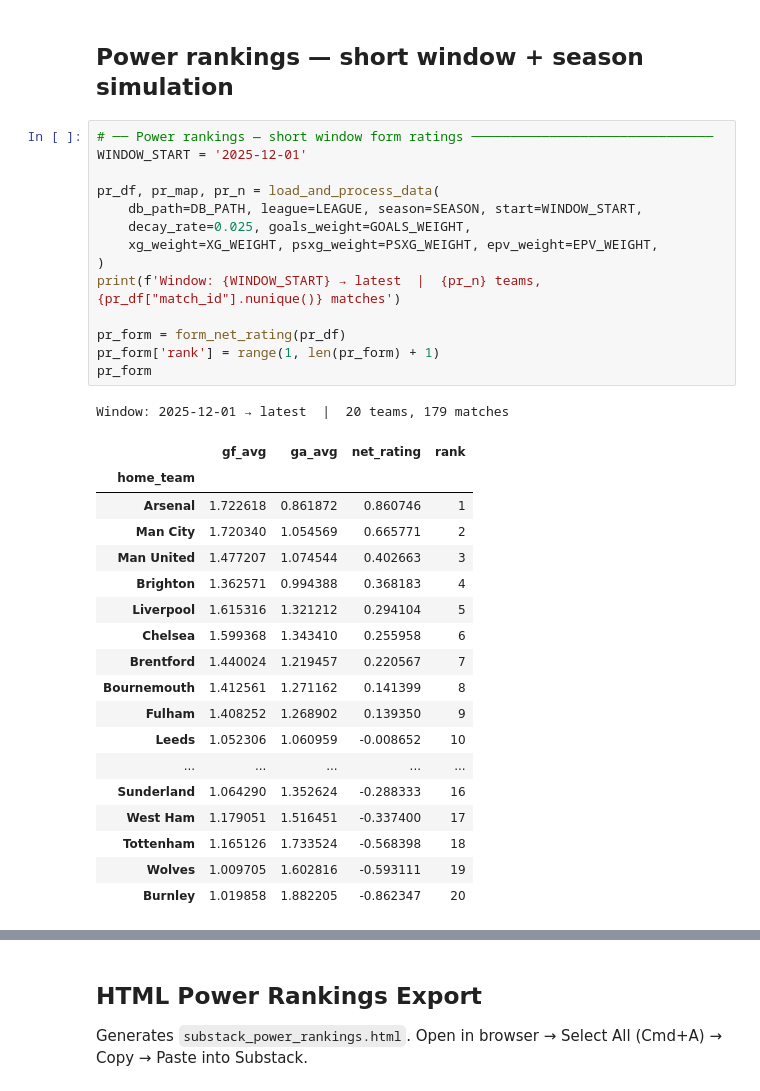
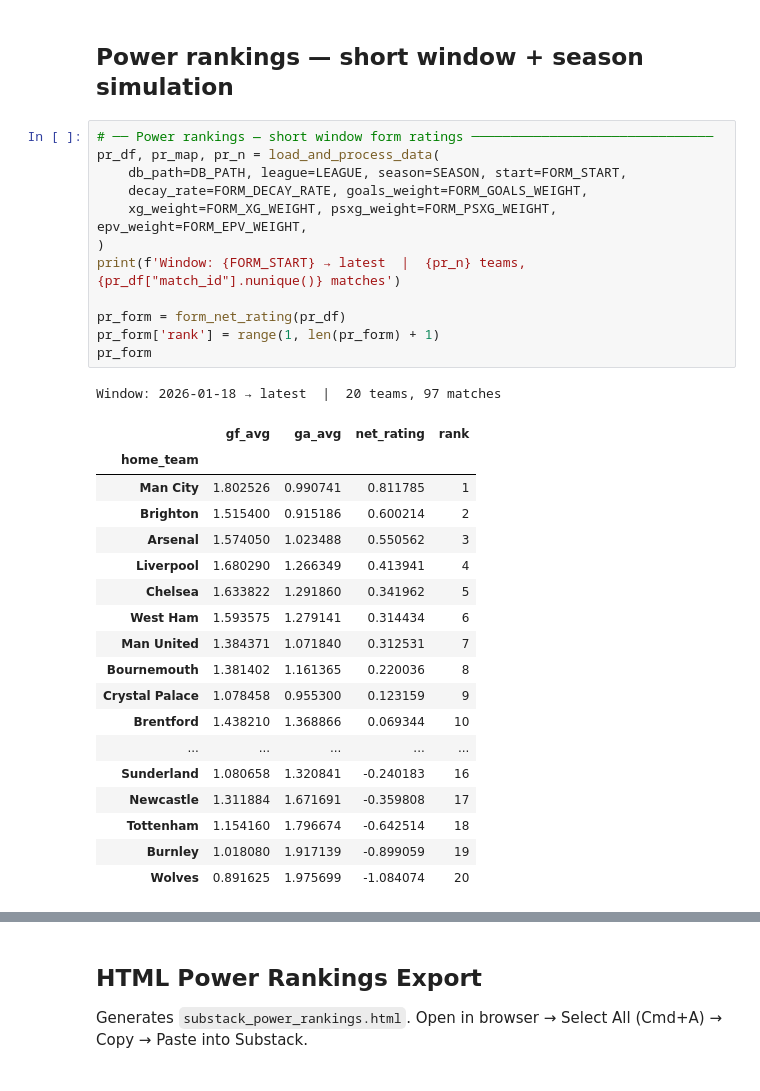
Before and after one commit to louis-porter/algobetting, a Jupyter notebook: algo/models/team_strength/non_penalty_bayes/premier_league/outputs.ipynb, the cells around one changed output, grey strips where cells are left out. Saved outputs shown, nothing was run; the diff lists cells and outputs as text.

```diff
--- a/algo/models/team_strength/non_penalty_bayes/premier_league/outputs.ipynb
+++ b/algo/models/team_strength/non_penalty_bayes/premier_league/outputs.ipynb
@@ -389,35 +430,33 @@ Fetched 11 fixtures
 ## Power rankings — short window + season simulation
 # %%
 # ── Power rankings — short window form ratings ───────────────────────────────
-WINDOW_START = '2025-12-01'
-
 pr_df, pr_map, pr_n = load_and_process_data(
-    db_path=DB_PATH, league=LEAGUE, season=SEASON, start=WINDOW_START,
-    decay_rate=0.025, goals_weight=GOALS_WEIGHT,
-    xg_weight=XG_WEIGHT, psxg_weight=PSXG_WEIGHT, epv_weight=EPV_WEIGHT,
+    db_path=DB_PATH, league=LEAGUE, season=SEASON, start=FORM_START,
+    decay_rate=FORM_DECAY_RATE, goals_weight=FORM_GOALS_WEIGHT,
+    xg_weight=FORM_XG_WEIGHT, psxg_weight=FORM_PSXG_WEIGHT, epv_weight=FORM_EPV_WEIGHT,
 )
-print(f'Window: {WINDOW_START} → latest  |  {pr_n} teams, {pr_df["match_id"].nunique()} matches')
+print(f'Window: {FORM_START} → latest  |  {pr_n} teams, {pr_df["match_id"].nunique()} matches')
 
 pr_form = form_net_rating(pr_df)
 pr_form['rank'] = range(1, len(pr_form) + 1)
 pr_form
 # %% [output]
-Window: 2025-12-01 → latest  |  20 teams, 179 matches
+Window: 2026-01-18 → latest  |  20 teams, 97 matches
 |  | gf_avg | ga_avg | net_rating | rank |
 | home_team |  |  |  |  |
-| Arsenal | 1.722618 | 0.861872 | 0.860746 | 1 |
-| Man City | 1.720340 | 1.054569 | 0.665771 | 2 |
-| Man United | 1.477207 | 1.074544 | 0.402663 | 3 |
-| Brighton | 1.362571 | 0.994388 | 0.368183 | 4 |
-| Liverpool | 1.615316 | 1.321212 | 0.294104 | 5 |
-| Chelsea | 1.599368 | 1.343410 | 0.255958 | 6 |
-| Brentford | 1.440024 | 1.219457 | 0.220567 | 7 |
-| Bournemouth | 1.412561 | 1.271162 | 0.141399 | 8 |
-| Fulham | 1.408252 | 1.268902 | 0.139350 | 9 |
-| Leeds | 1.052306 | 1.060959 | -0.008652 | 10 |
+| Man City | 1.802526 | 0.990741 | 0.811785 | 1 |
+| Brighton | 1.515400 | 0.915186 | 0.600214 | 2 |
+| Arsenal | 1.574050 | 1.023488 | 0.550562 | 3 |
+| Liverpool | 1.680290 | 1.266349 | 0.413941 | 4 |
+| Chelsea | 1.633822 | 1.291860 | 0.341962 | 5 |
+| West Ham | 1.593575 | 1.279141 | 0.314434 | 6 |
+| Man United | 1.384371 | 1.071840 | 0.312531 | 7 |
+| Bournemouth | 1.381402 | 1.161365 | 0.220036 | 8 |
+| Crystal Palace | 1.078458 | 0.955300 | 0.123159 | 9 |
+| Brentford | 1.438210 | 1.368866 | 0.069344 | 10 |
 | ... | ... | ... | ... | ... |
-| Sunderland | 1.064290 | 1.352624 | -0.288333 | 16 |
-| West Ham | 1.179051 | 1.516451 | -0.337400 | 17 |
-| Tottenham | 1.165126 | 1.733524 | -0.568398 | 18 |
-| Wolves | 1.009705 | 1.602816 | -0.593111 | 19 |
-| Burnley | 1.019858 | 1.882205 | -0.862347 | 20 |
+| Sunderland | 1.080658 | 1.320841 | -0.240183 | 16 |
+| Newcastle | 1.311884 | 1.671691 | -0.359808 | 17 |
+| Tottenham | 1.154160 | 1.796674 | -0.642514 | 18 |
+| Burnley | 1.018080 | 1.917139 | -0.899059 | 19 |
+| Wolves | 0.891625 | 1.975699 | -1.084074 | 20 |
```
Also changed, not shown: parts of 15 cells of this notebook, 39 other files.
